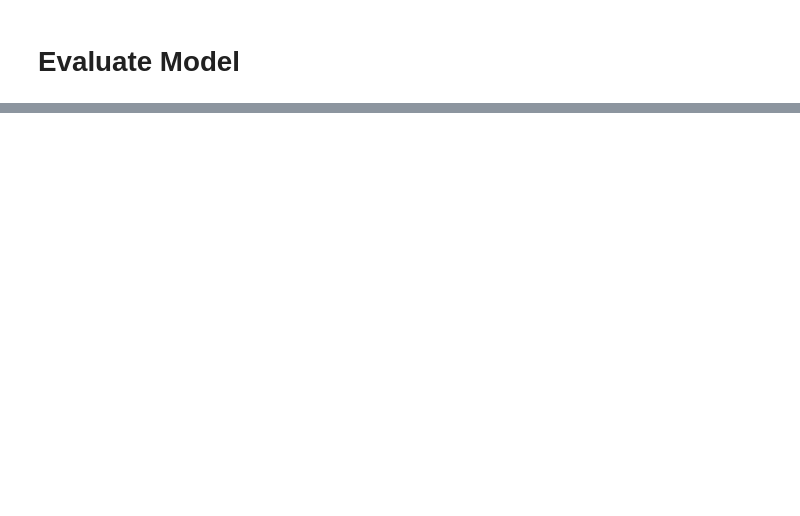
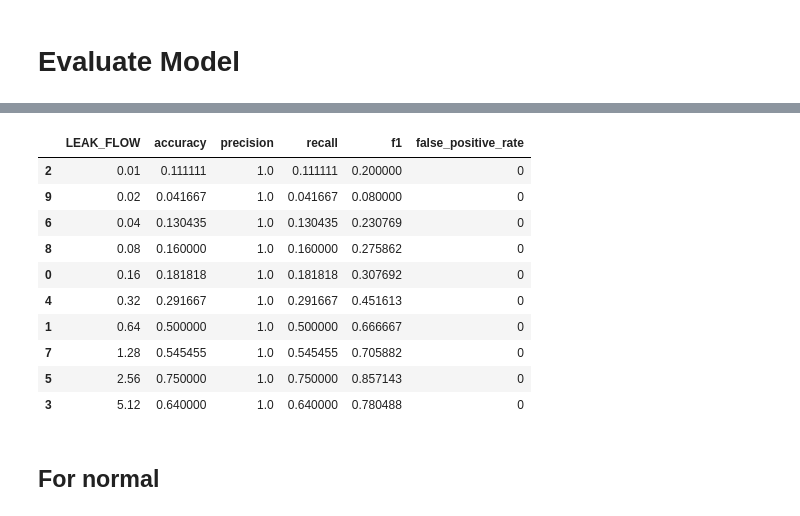
Before and after one commit to Bnpalma/MBD_Capstone_Airbus_2024, a Jupyter notebook: LSTM Autoencoders.ipynb, the cells around one changed output, grey strips where cells are left out. Saved outputs shown, nothing was run; the diff lists cells and outputs as text; code cells hidden in the pictures; blank space fills up the shorter version.

```diff
--- a/LSTM Autoencoders.ipynb
+++ b/LSTM Autoencoders.ipynb
@@ -200,0 +416,10 @@ plt.show()
+# %%
+anomalous_sampled_loss = evaluate_model(model, anomalous_sequences)
+# %%
+df_leakage_detection_loss = pd.DataFrame(leak_flows_anomalous.max(axis=1),columns=['LEAK_FLOW'])
+df_leakage_detection_loss['loss'] = anomalous_sampled_loss
+df_leakage_detection_loss['anomaly'] = (anomalous_sampled_loss > threshold).astype(int)
+df_leakage_detection_loss['Flight'] = anomalous_flight_ids
+# df_leakage_detection_loss['UTC_TIME'] = anomalous_data_scaled_df.index
+df_leakage_detection_loss['LEAK_FLOW_CATEGORY'] = np.where(df_leakage_detection_loss['LEAK_FLOW']>=1 , 'High', 'Low').astype(object)
+df_leakage_detection_loss
@@ -200,0 +460,61 @@ plt.show()
+# %%
+import pandas as pd
+from sklearn.metrics import accuracy_score, precision_score, recall_score, f1_score, confusion_matrix
+
+# Group by Flight and aggregate anomaly and LEAK_FLOW
+df_flights_anomalies = df_leakage_detection_loss.groupby('Flight').agg({'anomaly':'max','LEAK_FLOW':'max'}).reset_index()
+
+# Get unique leak flows
+list_leak_flows = df_flights_anomalies['LEAK_FLOW'].unique()
+
+# Initialize a list to store the results
+results = []
+
+# Loop through each unique leak flow
+for leak in list_leak_flows:
+    # Filter the DataFrame for the current leak flow
+    df_filtered = df_flights_anomalies[df_flights_anomalies['LEAK_FLOW'] == leak]
+
+    # Extract true labels and predicted labels
+    # Here, we assume that if there is any leak flow, it's an anomaly, so y_true should be all 1s
+    y_true = np.where(df_filtered['LEAK_FLOW'] >= 0, 1, 0)
+    y_pred = df_filtered['anomaly']            # Assuming anomaly column indicates the detected condition
+
+    # Calculate metrics
+    accuracy = accuracy_score(y_true, y_pred)
+    precision = precision_score(y_true, y_pred, zero_division=0)
+    recall = recall_score(y_true, y_pred, zero_division=0)
+    f1 = f1_score(y_true, y_pred, zero_division=0)
+    tn, fp, fn, tp = confusion_matrix(y_true, y_pred, labels=[0, 1]).ravel() if len(y_true) > 1 else (0, 0, 0, sum(y_pred))
+    false_positive_rate = fp / (fp + tn) if (fp + tn) > 0 else 0
+
+    # Append the results to the list
+    results.append({
+        'LEAK_FLOW': leak,
+        'accuracy': accuracy,
+        'precision': precision,
+        'recall': recall,
+        'f1': f1,
+        'false_positive_rate': false_positive_rate
+    })
+
+# Convert the results list to a DataFrame
+df_metrics = pd.DataFrame(results)
+
+#order results by leak flow
+df_metrics = df_metrics.sort_values(by='LEAK_FLOW')
+df_metrics
+# %% [output]
+|  | LEAK_FLOW | accuracy | precision | recall | f1 | false_positive_rate |
+| 2 | 0.01 | 0.111111 | 1.0 | 0.111111 | 0.200000 | 0 |
+| 9 | 0.02 | 0.041667 | 1.0 | 0.041667 | 0.080000 | 0 |
+| 6 | 0.04 | 0.130435 | 1.0 | 0.130435 | 0.230769 | 0 |
+| 8 | 0.08 | 0.160000 | 1.0 | 0.160000 | 0.275862 | 0 |
+| 0 | 0.16 | 0.181818 | 1.0 | 0.181818 | 0.307692 | 0 |
+| 4 | 0.32 | 0.291667 | 1.0 | 0.291667 | 0.451613 | 0 |
+| 1 | 0.64 | 0.500000 | 1.0 | 0.500000 | 0.666667 | 0 |
+| 7 | 1.28 | 0.545455 | 1.0 | 0.545455 | 0.705882 | 0 |
+| 5 | 2.56 | 0.750000 | 1.0 | 0.750000 | 0.857143 | 0 |
+| 3 | 5.12 | 0.640000 | 1.0 | 0.640000 | 0.780488 | 0 |
+# %% [markdown]
+## For normal
```
Also changed, not shown: parts of 30 cells of this notebook.
